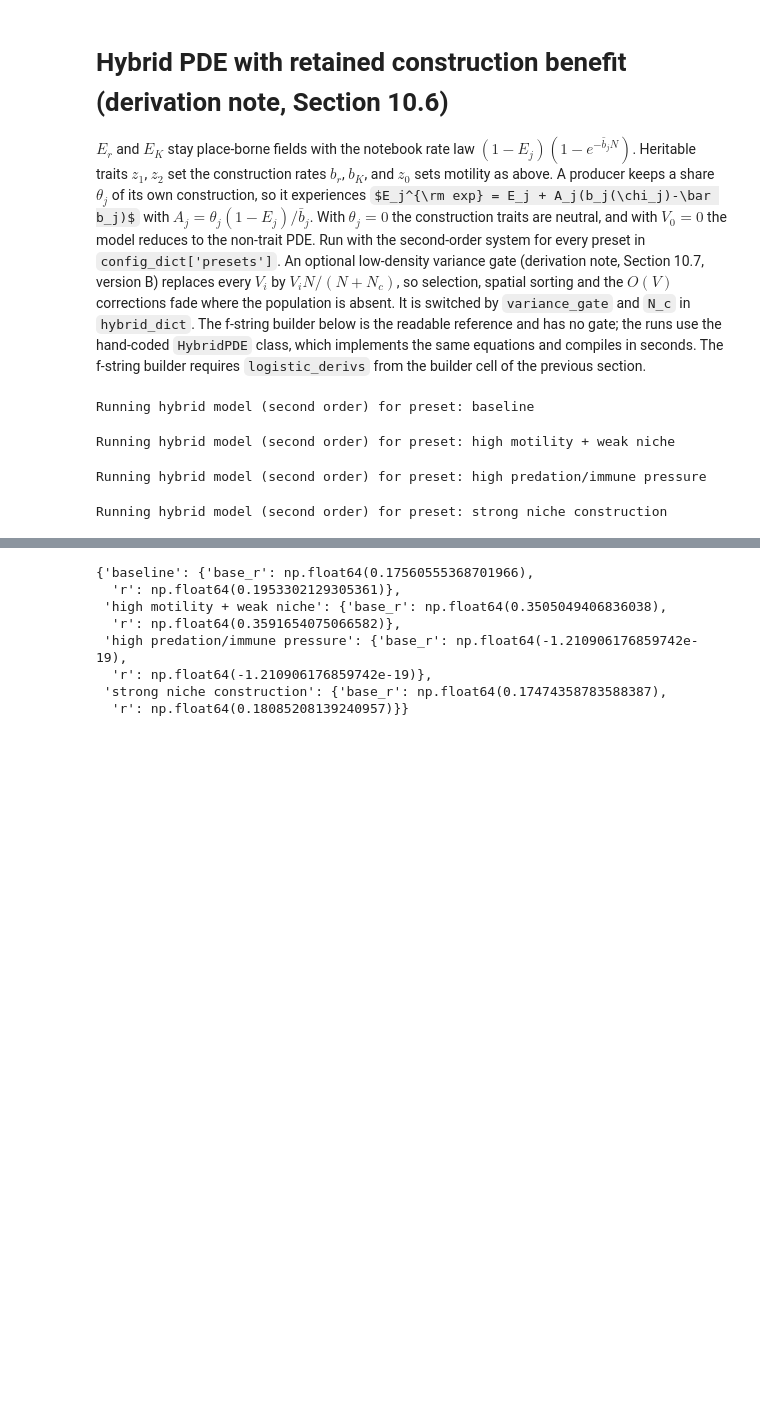
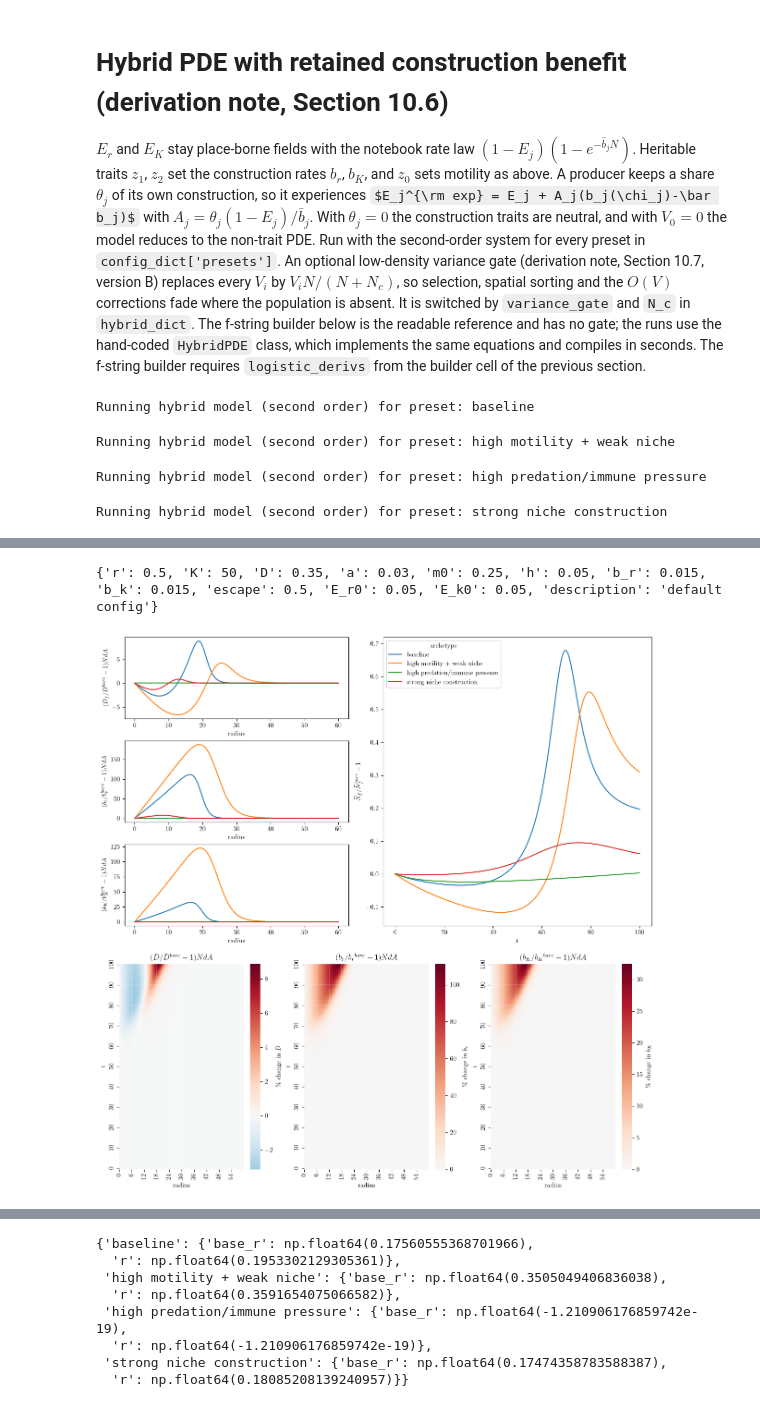
Before and after one commit to cancer-ecology-center/tumor-ecology-models, a Jupyter notebook: scripts/figures.ipynb, the cells around one changed output, grey strips where cells are left out. Drawn from its saved outputs; the diff is of its cells as text; code cells hidden in the pictures; some formulas as TeX source; blank space fills up the shorter version.

```diff
--- a/scripts/figures.ipynb
+++ b/scripts/figures.ipynb
@@ -930,0 +619,23 @@ heatmap_bK = np.array([sigmoid_value(s[5].data, heatmap_params['k2'], heatmap_pa
+# %%
+# Baseline second-order hybrid run, keeping D, b_r and b_K over r and t for the heatmaps below.
+# Stored every heatmap_tracker_time (coarser than config_dict['analysis']['tracker_time']).
+heatmap_tracker_time = 1.0
+heatmap_preset_name = 'baseline'
+heatmap_preset = config_dict['presets'][heatmap_preset_name]
+heatmap_params = build_hybrid_params(heatmap_preset, hybrid_dict)
+heatmap_pde = HybridPDE(heatmap_params, second_order=True, bc=config_dict['bcs'])
+heatmap_state, r_coords = build_hybrid_state(config_dict, heatmap_preset, heatmap_params)
+heatmap_storage = MemoryStorage()
+heatmap_pde.solve(
+    heatmap_state,
+    t_range=config_dict['integration']['t_max'],
+    dt=config_dict['integration']['dt'],
+    tracker=['progress', heatmap_storage.tracker(heatmap_tracker_time)],
+    adaptive=True, backend='numba')
+
+heatmap_times = np.array(heatmap_storage.times)
+# arrays of shape (n_times, n_radii)
+heatmap_D = np.array([2*np.pi*r_coords*s[0].data*np.gradient(r_coords)*(sigmoid_value(s[3].data, heatmap_params['k0'], heatmap_params['D0'])/heatmap_preset['D']-1) for s in heatmap_storage])
+heatmap_br = np.array([2*np.pi*r_coords*s[0].data*np.gradient(r_coords)*(sigmoid_value(s[4].data, heatmap_params['k1'], heatmap_params['br0'])/heatmap_preset['b_r']-1) for s in heatmap_storage])
+heatmap_bK = np.array([2*np.pi*r_coords*s[0].data*np.gradient(r_coords)*(sigmoid_value(s[5].data, heatmap_params['k2'], heatmap_params['bK0'])/heatmap_preset['b_k']-1) for s in heatmap_storage])
+heatmap_N = np.array([s[0].data for s in heatmap_storage])
@@ -931,3 +659,7 @@ heatmap_bK = np.array([sigmoid_value(s[5].data, heatmap_params['k2'], heatmap_pa
+# %%
+print(heatmap_preset)
+# %% [output]
+{'r': 0.5, 'K': 50, 'D': 0.35, 'a': 0.03, 'm0': 0.25, 'h': 0.05, 'b_r': 0.015, 'b_k': 0.015, 'escape': 0.5, 'E_r0': 0.05, 'E_k0': 0.05, 'description': 'default config'}
 # %%
 # Second-order hybrid runs for all presets: final profiles (left), population (right).
 # Bottom row: baseline D, b_r, b_K over r and t, as % change from the preset values.
@@ -943,41 +675,47 @@ fig = plt.figure(figsize=(12, 12), constrained_layout=True)
 fig_top, fig_bottom = fig.subfigures(2, 1, height_ratios=[1.3, 1])
 gs = fig_top.add_gridspec(3, 2, width_ratios=[1, 1.2])
 profile_panels = [
-    ((1,), ("$(\\%D)NdA$",)),
-    ((2,), ("$(\\%b_{r}NdA)$",)),
-    ((3,), ("$(\\%b_{K}NdA)$",))#
+    ((1,), ("$(D_f/D^{bare}-1)NdA$",)),
+    ((2,), ("$(b_{r}/b_{r}^{bare}-1)NdA$",)),
+    ((3,), ("$(b_{K}/b_{K}^{bare}-1)NdA$",))#
 ]
 for row, (col_idxs, labels) in enumerate(profile_panels):
     ax = fig_top.add_subplot(gs[row, 0])
     for profile in hybrid_scenario_final_profiles:
         for col_idx, label, style in zip(col_idxs, labels, ("-", "--")):
             ax.plot(r_coords, profile[col_idx], color=hybrid_palette[profile[0]], linestyle=style)
     ax.set_xlabel("radius")
     ax.set_ylabel(", ".join(labels))
     if len(col_idxs) > 1:
         # line style legend only; preset colours are in the wavefront legend
         style_handles = [plt.Line2D([], [], color="0.3", linestyle=style) for style in ("-", "--")]
         ax.legend(style_handles, labels, loc="center right", fontsize="small")
 
 ax_population = fig_top.add_subplot(gs[:, 1])
 sns.lineplot(data=df_hybrid, x="t", y="N_perc_base", hue="archetype", palette=hybrid_palette, ax=ax_population)
-ax_population.set_title(r"total population (\% initial)")
-ax_population.set_ylabel(r"$\widetilde{N} / \widetilde{N}_{0}$")
+ax_population.set_ylabel(r"$\widetilde{N}_{f} / \widetilde{N}_{f}^{bare} -1 $")
 # ax_population.set_yscale("log")
 heatmap_panels = [
     (heatmap_D, heatmap_preset['D'], "$D$"),
     (heatmap_br, heatmap_preset['b_r'], "$b_{r}$"),
     (heatmap_bK, heatmap_preset['b_k'], "$b_{K}$"),
 ]
 heatmap_axes = fig_bottom.subplots(1, 3)
 for ax, (values, base_value, label) in zip(heatmap_axes, heatmap_panels):
-    rel = pd.DataFrame(100 * (values / base_value - 1),
-                       index=np.round(heatmap_times, 2), columns=np.round(r_coords, 1))
+    rel = pd.DataFrame(values,
+                       index=np.round(heatmap_times, 0), columns=np.round(r_coords, 3))
     sns.heatmap(rel, cmap="RdBu_r", center=0, ax=ax,
                 xticklabels=100, yticklabels=10,
                 cbar_kws={"label": rf"\% change in {label}"})
+    ax.set_xticklabels([f"{float(label.get_text()):.0f}" for label in ax.get_xticklabels()])
+    ax.set_yticklabels([f"{float(label.get_text()):.0f}" for label in ax.get_yticklabels()])
+    ax.grid(which="major", color="white", linewidth=0.25)
+    ax.tick_params(which="minor", bottom=False, left=False)
     ax.invert_yaxis()  # t increases upward
+    ax.tick_params(axis="x", labelrotation=90)
     ax.set_xlabel("radius")
     ax.set_ylabel("t")
-    ax.set_title(f"{heatmap_preset_name}: {label} relative to preset value")
+    ax.set_title(f"({label}/{label}" + "$^{bare}-1)NdA$")
 plt.show()
+# %% [output]
+[figure, added]
```
Also changed, not shown: parts of 15 cells of this notebook.
